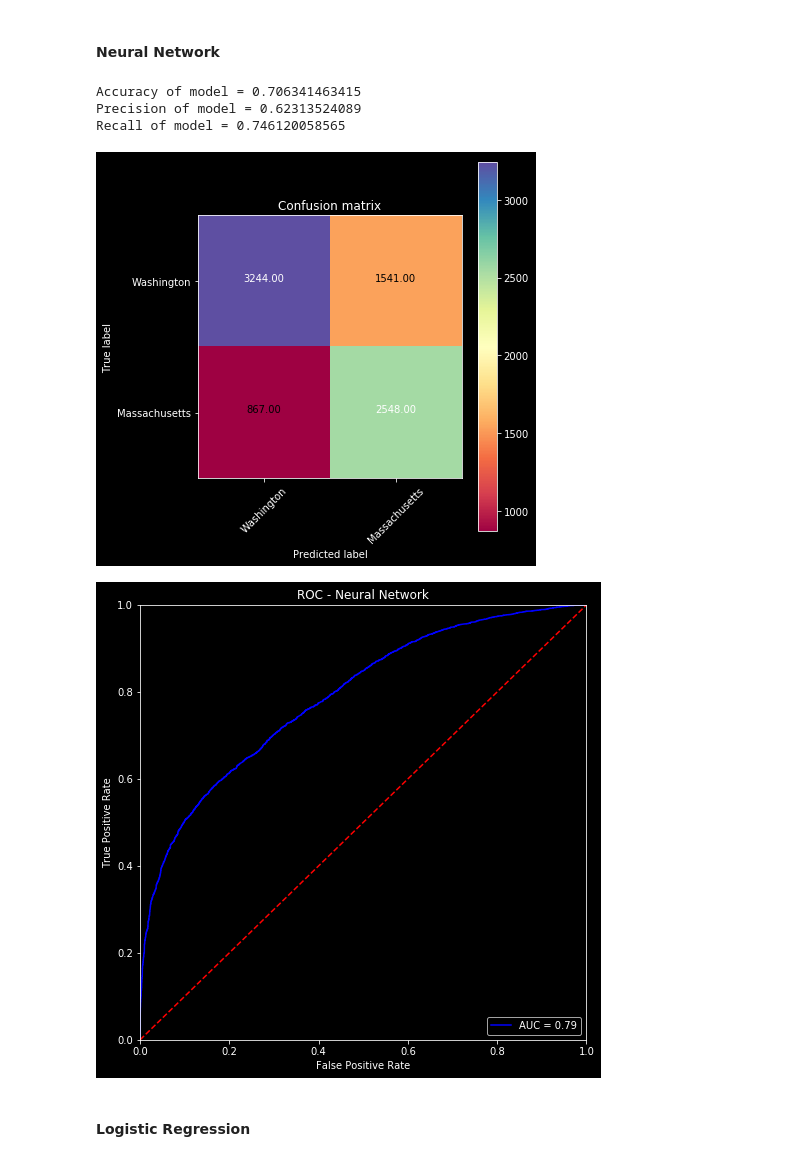
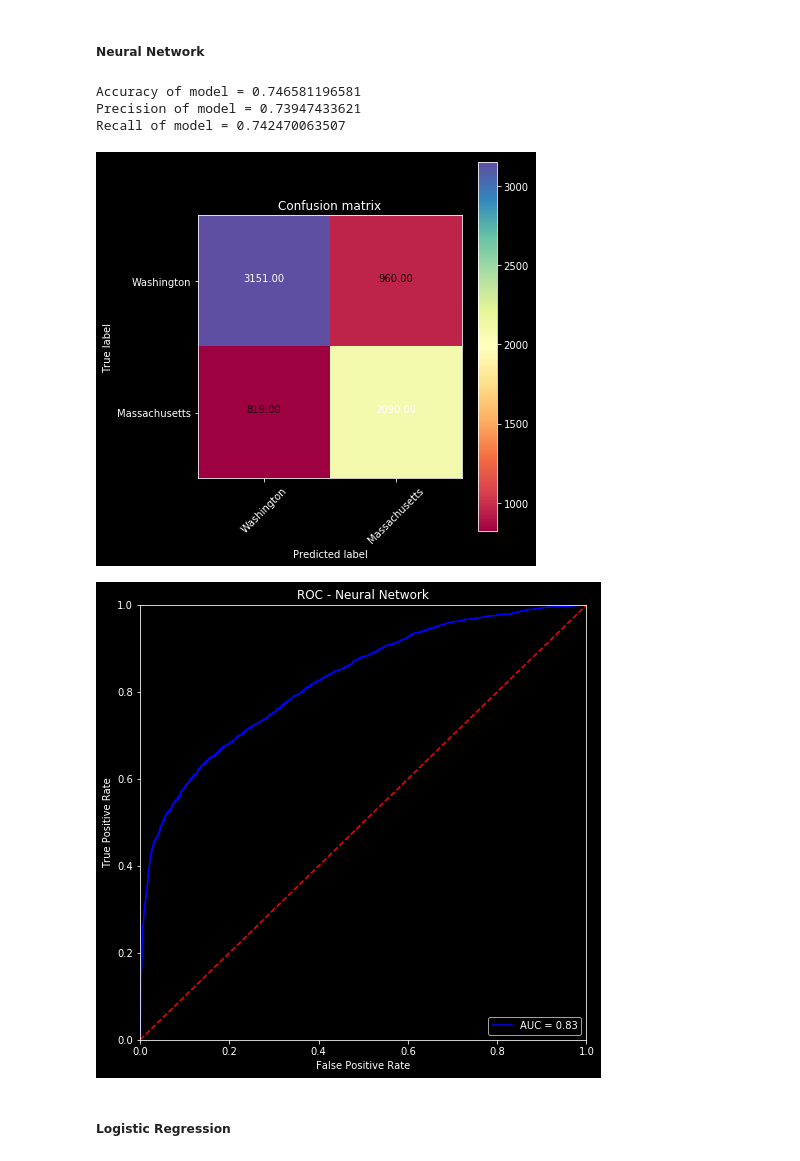
Before and after one commit to shrey-agarwal/Large-Scale-Data-Mining, a Jupyter notebook: Project 5/part2.ipynb, the cells around one changed output. Drawn from its saved outputs; the diff is of its cells as text; code cells hidden in the pictures.

```diff
--- a/Project 5/part2.ipynb
+++ b/Project 5/part2.ipynb
@@ -29,8 +29,7 @@ plt.style.use('dark_background')
 def read_data(filename):
 
     def in_washington(location):
-        washington_words = ['Seattle','Washington','WA','Kirkland','Spokane',
-                    'Vancouver','Bellevue','Everett','Yakima','Redmond','Kent','Tacoma']
+        washington_words = ['Seattle','Washington','WA','Kirkland']
         washington_anti = ['DC','D.C','D.C.']
         if (any(word in location for word in washington_words) and
             not any(word in location for word in washington_anti)):
@@ -40,7 +39,7 @@ def read_data(filename):
     def in_massachusetts(location):
         massachusetts_words = ['MA','Massachusetts','Boston','Worcester','Springfield',
                                'Lowell','Arlington','Bedford','Brockton','Quincy','Lynn',
-                               'New England','Cambridge']
+                               'Northampton','Cambridge']
         massachusetts_anti = ['Ohio']
 
         if (any(word in location for word in massachusetts_words) and
@@ -61,6 +60,7 @@ def read_data(filename):
             elif(in_massachusetts(location)):
                 data.append(entry['tweet']['text'])
                 labels.append(-1)
+    print(data[:20])
     return preprocess_tweets(data),labels
 
 def preprocess_tweets(data):
@@ -78,7 +78,7 @@ def preprocess_tweets(data):
     hash_tag_str = r"(?:\#+[\w_]+[\w\'_\-]*[\w_]+)"
     regex_str = [
         emoticons_str, html_str,mention_str,
-        url_str, numbers_str,hash_tag_str,r'(?:[\w_]+)',r"(?:[a-z][a-z'\-_]+[a-z])",
+        url_str, numbers_str,hash_tag_str,r'(?:[\w]+)',r"(?:[a-z][a-z'\-_]+[a-z])",
     ]
 
     delete_str = [
@@ -191,7 +190,7 @@ Shape of Testing Data = (8200, 9383)
 # %%
 def get_lsi(data,dim,lsi=None,train=True):
     if(train):
-        lsi = TruncatedSVD(n_components=dim, n_iter=7, random_state=42)
+        lsi = TruncatedSVD(n_components=dim)
         lsi_data = lsi.fit_transform(data)
     else:
         lsi_data = lsi.transform(data)
@@ -342,14 +339,14 @@ Recall of model = 0.836129032258
 # %% [markdown]
-#### Neural Network
+##### Neural Network
 # %%
-classify(MLPClassifier(hidden_layer_sizes=[64,64],activation='relu',batch_size=128),
+classify(MLPClassifier(hidden_layer_sizes=[100,100],activation='relu',batch_size=256),
          X_train,X_test,train_labels,test_labels,'Neural Network')
 # %% [output]
-Accuracy of model = 0.706341463415
-Precision of model = 0.62313524089
-Recall of model = 0.746120058565
+Accuracy of model = 0.746581196581
+Precision of model = 0.73947433621
+Recall of model = 0.742470063507
-[figure, old version]
+[figure, new version]
-[figure, old version]
+[figure, new version]
 # %% [markdown]
-#### Logistic Regression
+##### Logistic Regression
 # %%
```
Also changed, not shown: parts of 18 cells of this notebook, 14 other files.
